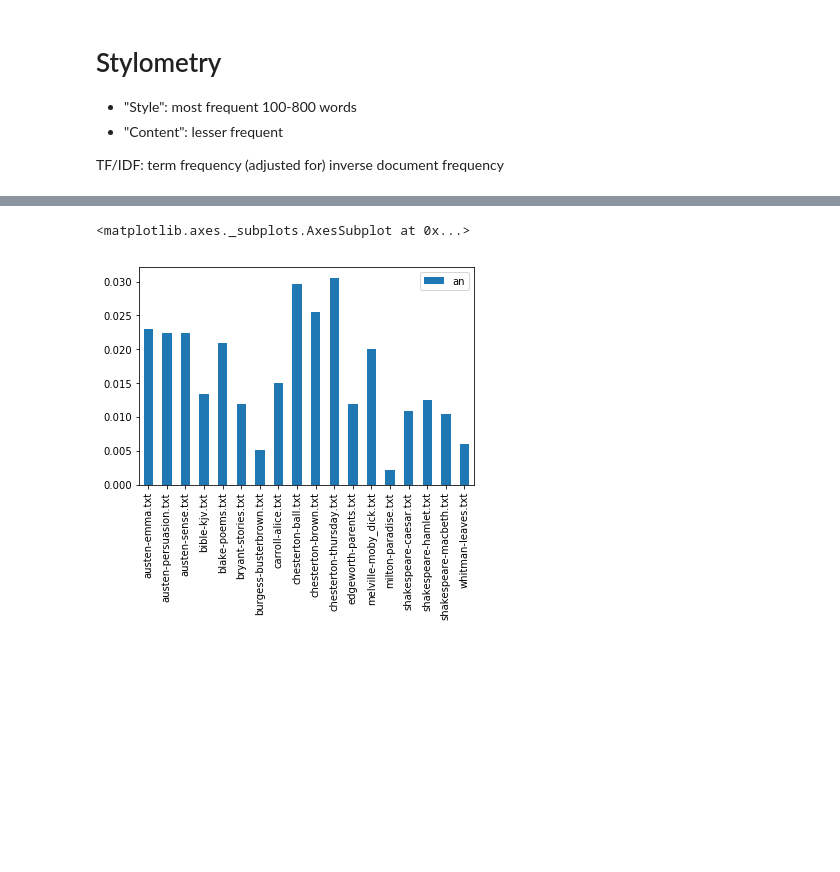
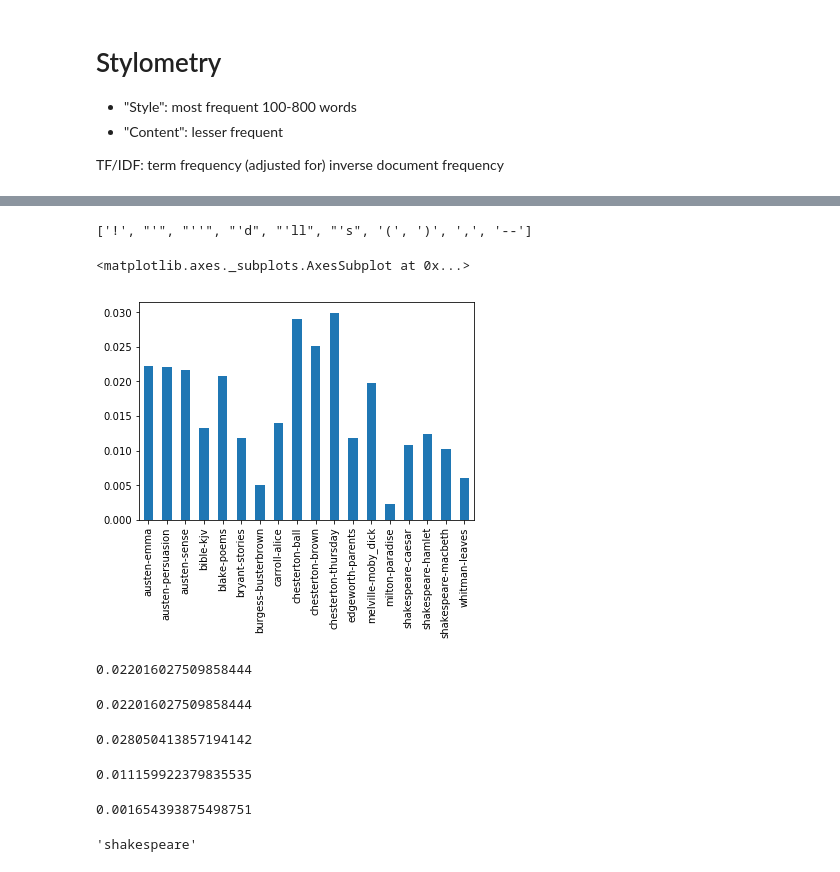
Before and after one commit to JonathanReeve/course-computational-literary-analysis, a Jupyter notebook: Notes/10-corpora-and-stylometry.ipynb, the cells around one changed output, grey strips where cells are left out. Cells and saved outputs as stored; diff of their text form; code cells hidden in the pictures; blank space fills up the shorter version.

```diff
--- a/Notes/10-corpora-and-stylometry.ipynb
+++ b/Notes/10-corpora-and-stylometry.ipynb
@@ -226,11 +255,23 @@ rawTexts = [gutenberg.raw(fileid) for fileid in gutenberg.fileids()]
 # %%
-tfidf = TfidfVectorizer(tokenizer=nltk.word_tokenize, use_idf=False, max_features=100, min_df=3)
+tfidf = TfidfVectorizer(tokenizer=nltk.word_tokenize, max_features=400)
 # %%
 tfMatrix = tfidf.fit_transform(rawTexts)
+# %%
+labels = [fileid[:-4] for fileid in gutenberg.fileids()]
+# %%
+wordLabels = tfidf.get_feature_names()
+# %%
+wordLabels[:10]
+# %% [output]
+['!', "'", "''", "'d", "'ll", "'s", '(', ')', ',', '--']
 # %%
-df = pd.DataFrame(tfMatrix.todense(), columns=tfidf.get_feature_names(), index=gutenberg.fileids())
+df = pd.DataFrame(tfMatrix.todense(), index=labels, columns=wordLabels)
 # %%
-df[['an']].plot(kind='bar')
+df['an'].plot(kind='bar')
 # %% [output]
 <matplotlib.axes._subplots.AxesSubplot at 0x...>
-[figure, old version]
+[figure, new version]
+# %%
+df[df.index.str.contains('austen')]['an'].mean()
+# %% [output]
+0.022016027509858444
@@ -236,0 +281,12 @@ df[['an']].plot(kind='bar')
+# %%
+meanAnPerAuthor('austen')
+# %% [output]
+0.022016027509858444
+# %%
+meanAnPerAuthor('chesterton')
+# %% [output]
+0.028050413857194142
+# %%
+meanAnPerAuthor('shakes')
+# %% [output]
+0.011159922379835535
@@ -236,0 +297,4 @@ df[['an']].plot(kind='bar')
+# %%
+unknownTokens.count('an') / len(unknownTokens)
+# %% [output]
+0.001654393875498751
@@ -236,0 +308,4 @@ df[['an']].plot(kind='bar')
+# %%
+guessAuthor(0.001654393875498751)
+# %% [output]
+'shakespeare'
```
Also changed, not shown: parts of 29 cells of this notebook.
